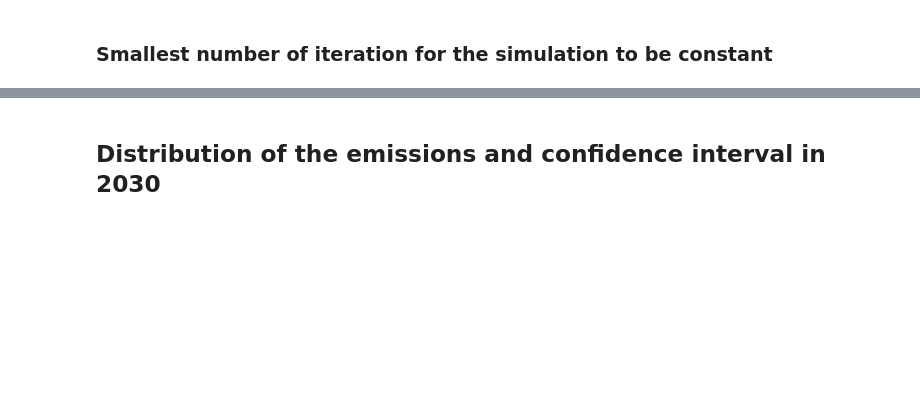
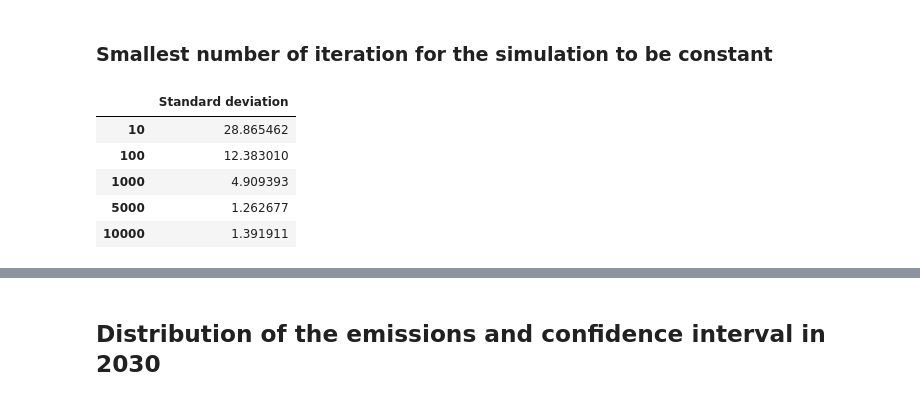
Before and after one commit to bendelv/Inge-M1_BigData, a Jupyter notebook: 06_MILESTONES/forecast_scenario.ipynb, the cells around one changed output, grey strips where cells are left out. Drawn from its saved outputs; the diff is of its cells as text; code cells hidden in the pictures; blank space fills up the shorter version.

```diff
--- a/06_MILESTONES/forecast_scenario.ipynb
+++ b/06_MILESTONES/forecast_scenario.ipynb
@@ -32,7 +32,7 @@ list_ssp = [ssp1, ssp2, ssp3, ssp4, ssp5]
 name_ssp = ['ssp1', 'ssp2', 'ssp3', 'ssp4', 'ssp5']
 
 filename = "stdKR_model.pk"
-#loaded_model = pickle.load(open(filename, 'rb'))
+loaded_model = pickle.load(open(filename, 'rb'))
 
 # File containing the projections (2018-2030) of the different variables
 file_proj = "proj_values_EU28/"
@@ -319,7 +319,7 @@ def show_goals(emi_list, name, show=False):
         fig.update_yaxes(title_text="CO2 emissions [MtCO2eq2]", row=roww[i], col=coll[i])
 
     fig.update_layout(title_text="Target set by the European Union for CO2 emissions"+
-                      " in 2030 compared to forecasts and projections",
+                      " in 2030 compared to our forecast and their projection",
                       height=1000, width=1000, showlegend=False, legend_orientation="h")
     if show is True:
         fig.show()
@@ -356,12 +356,7 @@ def kernel_model(samples, var):
 
 
 def kaya_identity(cons_oil, cons_coal, cons_gas, emi_fact_coal, emi_fact_oil, emi_fact_gas):
-    cons_coef_oil = 2.293
-    cons_coef_coal = 4.019
-    cons_coef_gas = 2.236 # [MtCO2/MtOilEq]
-    res1 = ((cons_oil*emi_fact_oil)+(cons_coal*emi_fact_oil)+(cons_gas*emi_fact_oil))
-    res2 = ((cons_oil*cons_coef_oil)+(cons_coal*cons_coef_coal)+(cons_gas*cons_coef_gas))
-    return res2
+    return (cons_oil*emi_fact_oil)+(cons_coal*emi_fact_coal)+(cons_gas*emi_fact_gas)
 
 def kaya_identity_rates(gdp_rates, ei_rates, ci_rates):
     return (1+gdp_rates)*(1+ei_rates)*(1+ci_rates)-1
@@ -415,8 +410,7 @@ def monte_carlo_simulation_rates(samples, distri, coef, var, var_rates):
 
     emi_sim = np.zeros((13, samples))
 
-    # 2018 CO2 emission : 3457 MtCO2.
-    #emission_2018 = 3457
+    # 2017 CO2 emission : 3144 MtCO2.
 
     emission_2017 = 3144
 
@@ -489,8 +483,8 @@ def get_carbon_emissions(samples, distri=False, rates=False, mean=True, show=Fal
             show_average_forecast(list_average_emi_ssp, list_dev_emi_ssp, samples, 'derived Kaya model')
             show_forecast(list_average_emi_ssp, list_dev_emi_ssp, samples, 'derived Kaya model')
         elif rates is 'kernel':
-            show_average_forecast(list_average_emi_ssp, list_dev_emi_ssp, samples, 'a Kernel Ridge model')
-            show_forecast(list_average_emi_ssp, list_dev_emi_ssp, samples, 'a Kernel Ridge model')
+            show_average_forecast(list_average_emi_ssp, list_dev_emi_ssp, samples, 'a KR model')
+            show_forecast(list_average_emi_ssp, list_dev_emi_ssp, samples, 'a KR model')
 
     if mean is True:
         return list_average_emi_ssp
@@ -532,34 +529,42 @@ from sklearn.metrics import mean_squared_error
 from math import sqrt
 
 samples_list = [10, 100, 1000, 5000, 10000]
 n_values = ['10', '100', '1000', '5000', '10000']
 n = 10
 
 def smallest_number_of_repetition(samples_list, n_values, n, distri, rates=False):
     sum_diff = np.zeros((len(samples_list), n+1))
     for i in range(n):
         for j in range(len(samples_list)):
             result = list()
             for k in range(2):
                 if rates is False:
                     result.append(get_carbon_emissions(samples_list[j], distri)[0])
                 else:
                     result.append(get_carbon_emissions(samples_list[j], distri, rates=True)[0])
 
             sum_diff[j][i] = sqrt(mean_squared_error(result[0], result[1]))
 
     for i in range(sum_diff.shape[0]):
-        sum_diff[i][sum_diff.shape[1]-1] = np.var(sum_diff[i : sum_diff.shape[1]-1])
+        sum_diff[i][sum_diff.shape[1]-1] = np.std(sum_diff[i : sum_diff.shape[1]-1])
 
     dict_ = {}
 
     for i in range(sum_diff.shape[1]-1):
         dict_[str(i+1)] = sum_diff[:,i]
 
     dict_['var'] = sum_diff[:,sum_diff.shape[1]-1]
-    data_n = pd.DataFrame(data=dict_, index=n_values)
+    data_n = pd.DataFrame(data=dict_['var'], index=n_values)
+    data_n.columns = ['Standard deviation']
     return data_n
 
 smallest_number_of_repetition(samples_list, n_values, n, 'normal', rates=True)
+# %% [output]
+|  | Standard deviation |
+| 10 | 28.865462 |
+| 100 | 12.383010 |
+| 1000 | 4.909393 |
+| 5000 | 1.262677 |
+| 10000 | 1.391911 |
 # %%
 smallest_number_of_repetition(samples_list, n_values, n, 'normal', rates=False)
```
Also changed, not shown: parts of 5 cells of this notebook, 2 other files.
